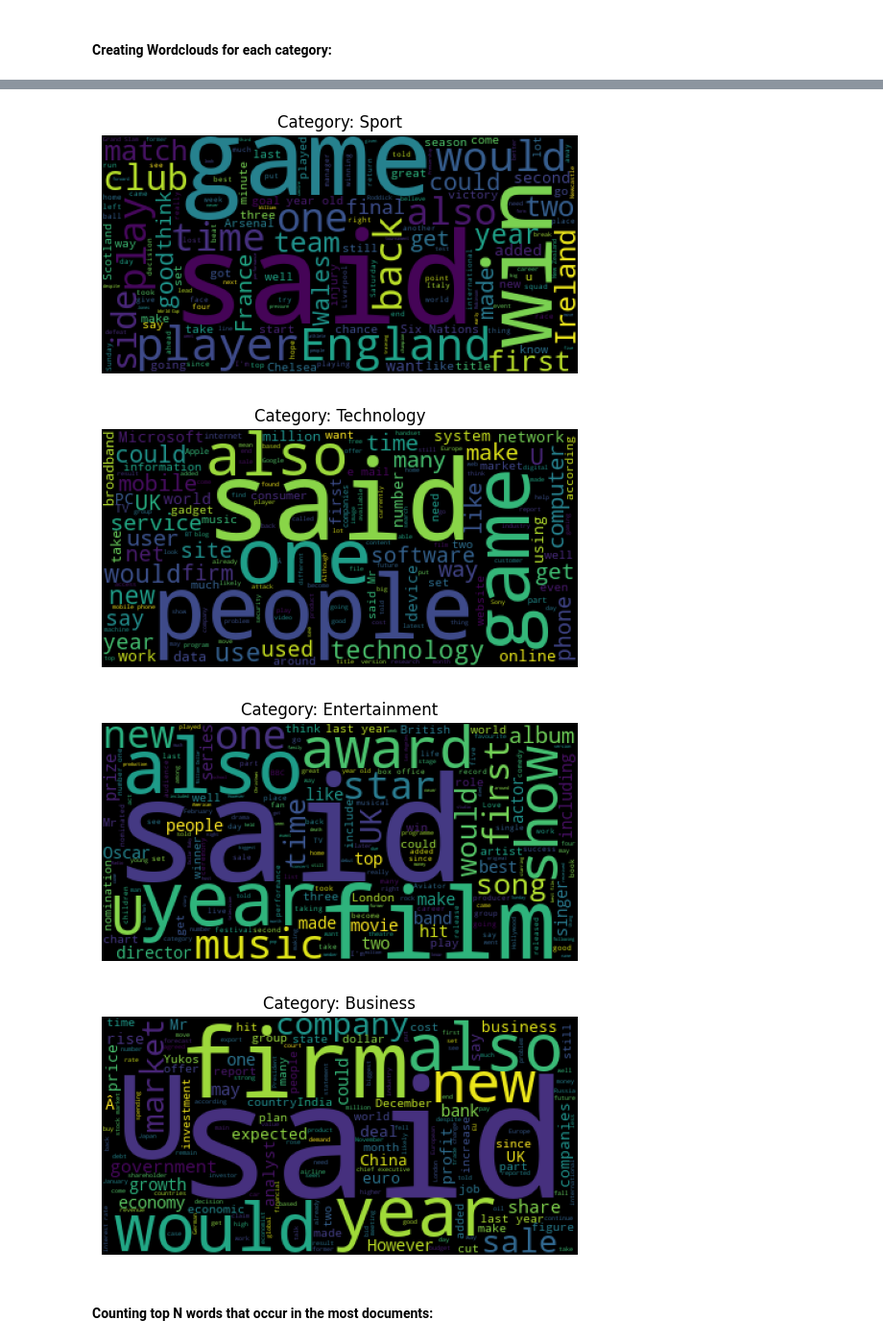
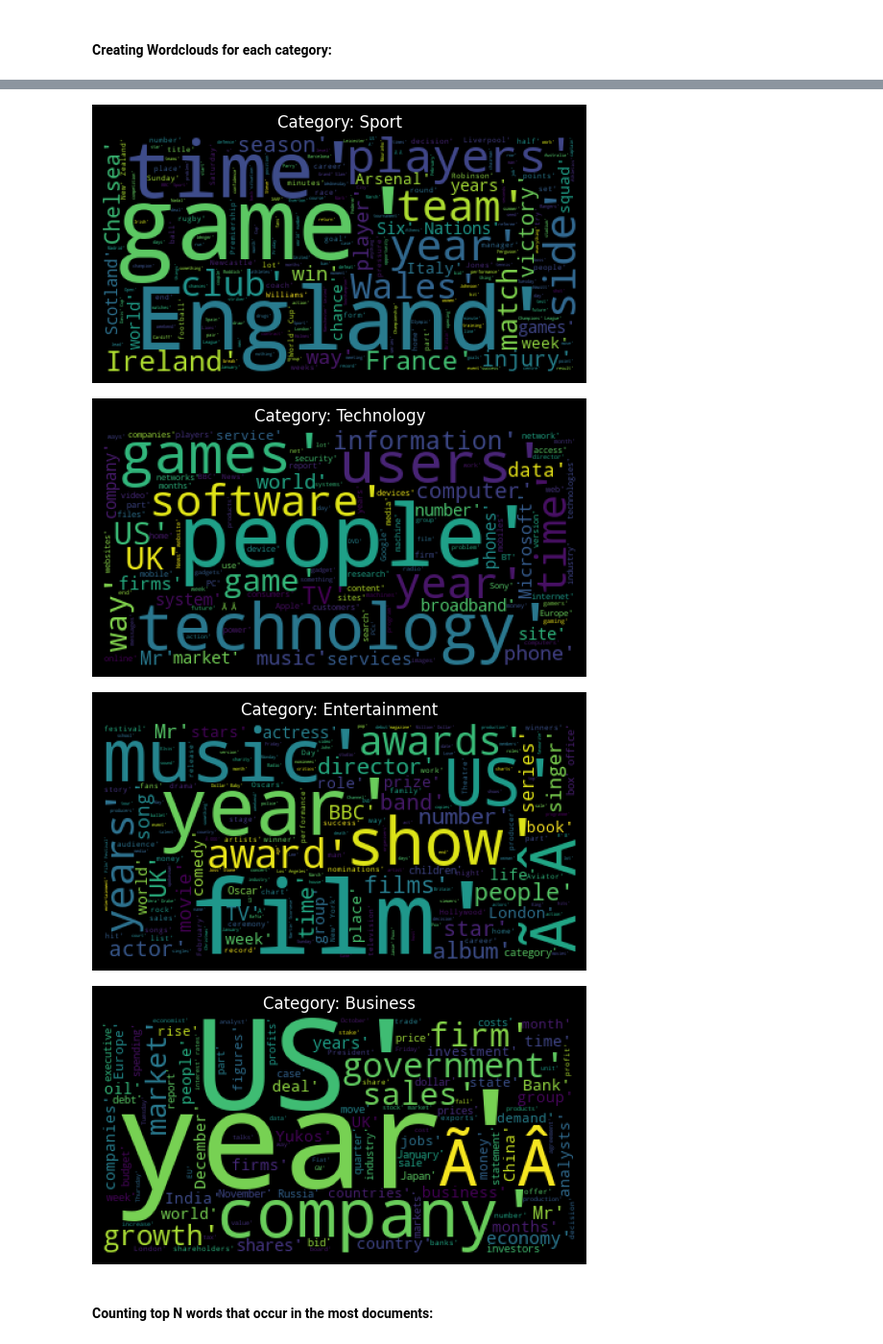
Before and after one commit to TheInvincible95/SearchEngine, a Jupyter notebook: analysis.ipynb, the cells around one changed output, grey strips where cells are left out. Shown at 96% size. Cells and saved outputs as stored; diff of their text form; code cells hidden in the pictures.

```diff
--- a/analysis.ipynb
+++ b/analysis.ipynb
@@ -193,15 +212,15 @@ wc = WordCloud(stopwords=stop_words)
 
 for i, text in enumerate(textOfCategory):
 
-    nouns = "" #empty to array to hold all nouns
-
-    for word in text:
-        for word, pos in nltk.pos_tag(nltk.word_tokenize(str(word))):
-            if (pos == 'NN' or pos == 'NNP' or pos == 'NNS' or pos == 'NNPS'):
-                nouns += word + " "
+    lines = 'lines is some string of words'
+    # function to test if something is a noun
+    is_noun = lambda pos: pos[:2] == 'NN'
+    # tokenize the text, and then filter it, keeping in only the nouns
+    tokenized = nltk.word_tokenize(text)
+    nouns = [word for (word, pos) in nltk.pos_tag(tokenized) if is_noun(pos)]
 
 
-    wc.generate(text)
+    wc.generate(str(nouns))
     plt.imshow(wc)
     plt.axis("off")
     plt.title(f"Category: {labels[i]}")
@@ -211,7 +230,7 @@ for i, text in enumerate(textOfCategory):
-[figure, old version]
+[figure, new version]
-[figure, old version]
+[figure, new version]
-[figure, old version]
+[figure, new version]
-[figure, old version]
+[figure, new version]
 # %% [markdown]
 #### Counting top N words that occur in the most documents:
 # %%
```
Also changed, not shown: parts of 10 cells of this notebook.
